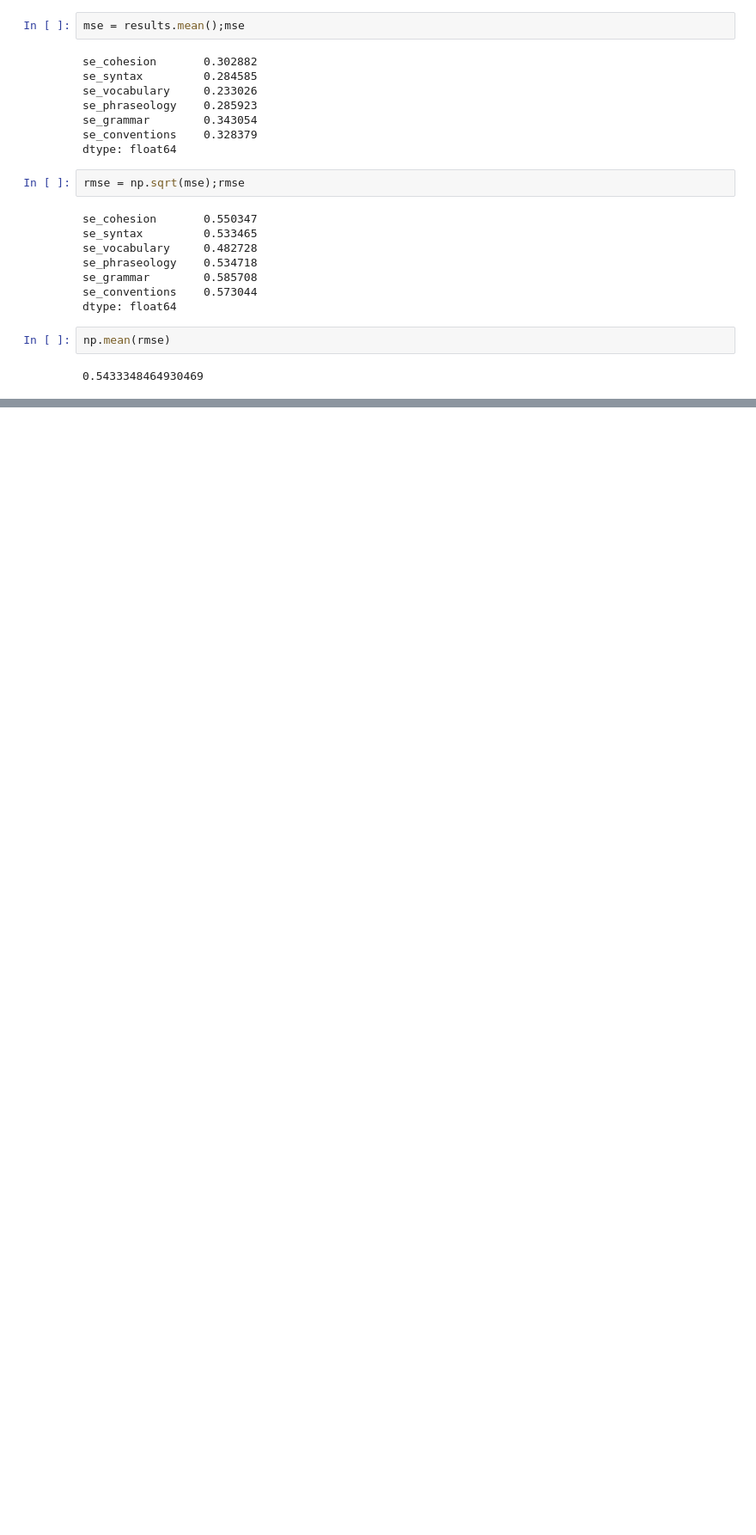
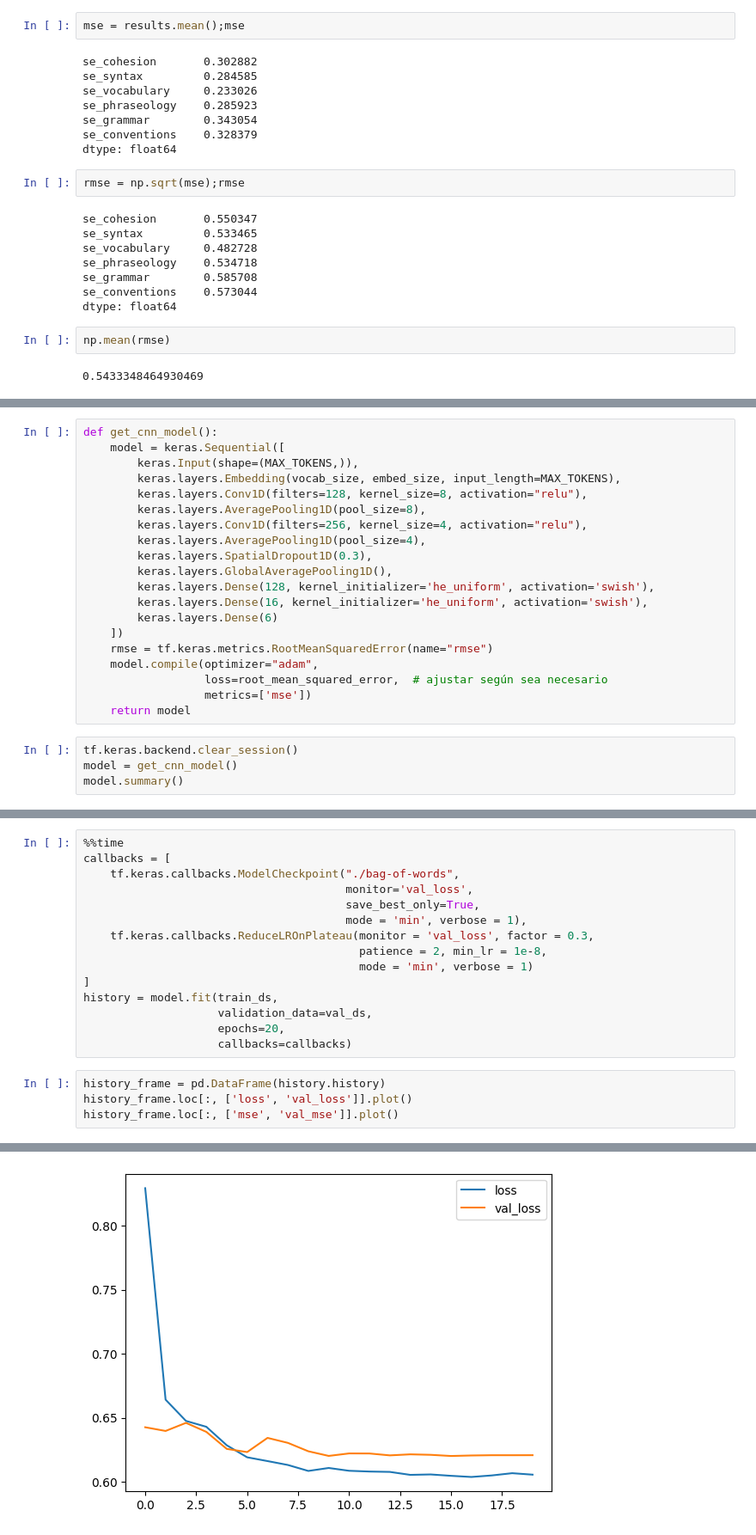
Before and after one commit to joangb2020/Trabajo-Final-Maestr-a, a Jupyter notebook: Scripts/Script4_BagOfWords_ANN.ipynb, the cells around one changed output, grey strips where cells are left out. Shown at 86% size. Cells and saved outputs as stored; diff of their text form; blank space fills up the shorter version.

```diff
--- a/Scripts/Script4_BagOfWords_ANN.ipynb
+++ b/Scripts/Script4_BagOfWords_ANN.ipynb
@@ -332,0 +351,24 @@ np.mean(rmse)
+# %%
+def get_cnn_model():
+    model = keras.Sequential([
+        keras.Input(shape=(MAX_TOKENS,)),
+        keras.layers.Embedding(vocab_size, embed_size, input_length=MAX_TOKENS),
+        keras.layers.Conv1D(filters=128, kernel_size=8, activation="relu"),
+        keras.layers.AveragePooling1D(pool_size=8),
+        keras.layers.Conv1D(filters=256, kernel_size=4, activation="relu"),
+        keras.layers.AveragePooling1D(pool_size=4),
+        keras.layers.SpatialDropout1D(0.3),
+        keras.layers.GlobalAveragePooling1D(),
+        keras.layers.Dense(128, kernel_initializer='he_uniform', activation='swish'),
+        keras.layers.Dense(16, kernel_initializer='he_uniform', activation='swish'),
+        keras.layers.Dense(6)
+    ])
+    rmse = tf.keras.metrics.RootMeanSquaredError(name="rmse")
+    model.compile(optimizer="adam",
+                  loss=root_mean_squared_error,  # ajustar según sea necesario
+                  metrics=['mse'])
+    return model
+# %%
+tf.keras.backend.clear_session()
+model = get_cnn_model()
+model.summary()
@@ -332,0 +393,20 @@ np.mean(rmse)
+# %%
+%%time
+callbacks = [
+    tf.keras.callbacks.ModelCheckpoint("./bag-of-words",
+                                       monitor='val_loss',
+                                       save_best_only=True,
+                                       mode = 'min', verbose = 1),
+    tf.keras.callbacks.ReduceLROnPlateau(monitor = 'val_loss', factor = 0.3,
+                                         patience = 2, min_lr = 1e-8,
+                                         mode = 'min', verbose = 1)
+]
+history = model.fit(train_ds,
+                    validation_data=val_ds,
+                    epochs=20,
+                    callbacks=callbacks)
+# %%
+history_frame = pd.DataFrame(history.history)
+history_frame.loc[:, ['loss', 'val_loss']].plot()
+history_frame.loc[:, ['mse', 'val_mse']].plot()
+# %% [output]
@@ -332,0 +414 @@ np.mean(rmse)
+[figure, added]
```
Also changed, not shown: parts of 26 cells of this notebook, 8 other files.
